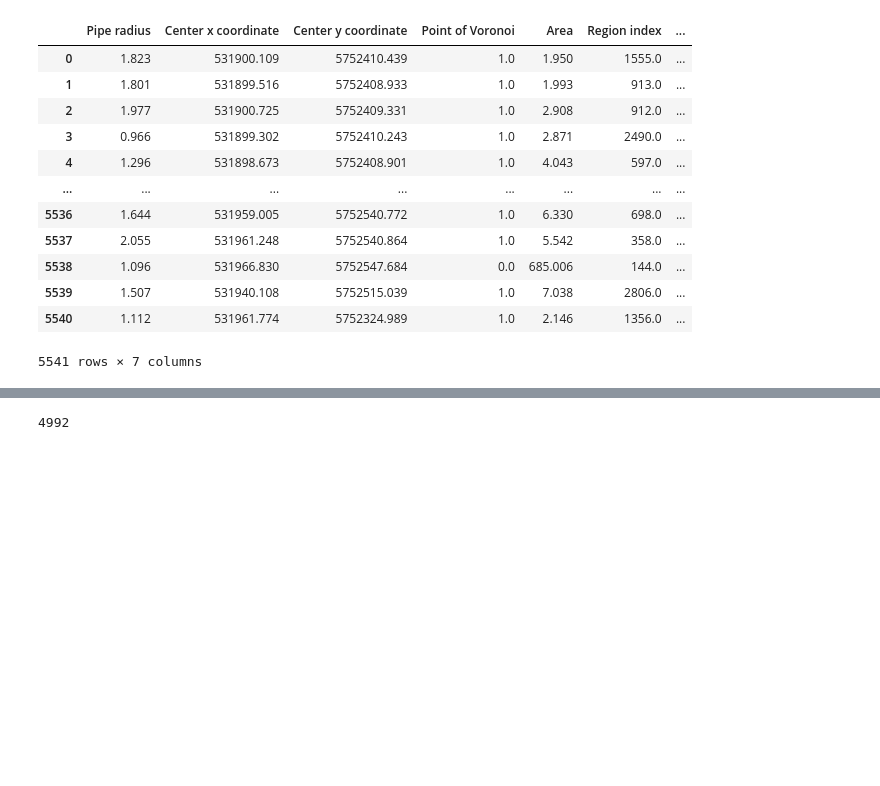
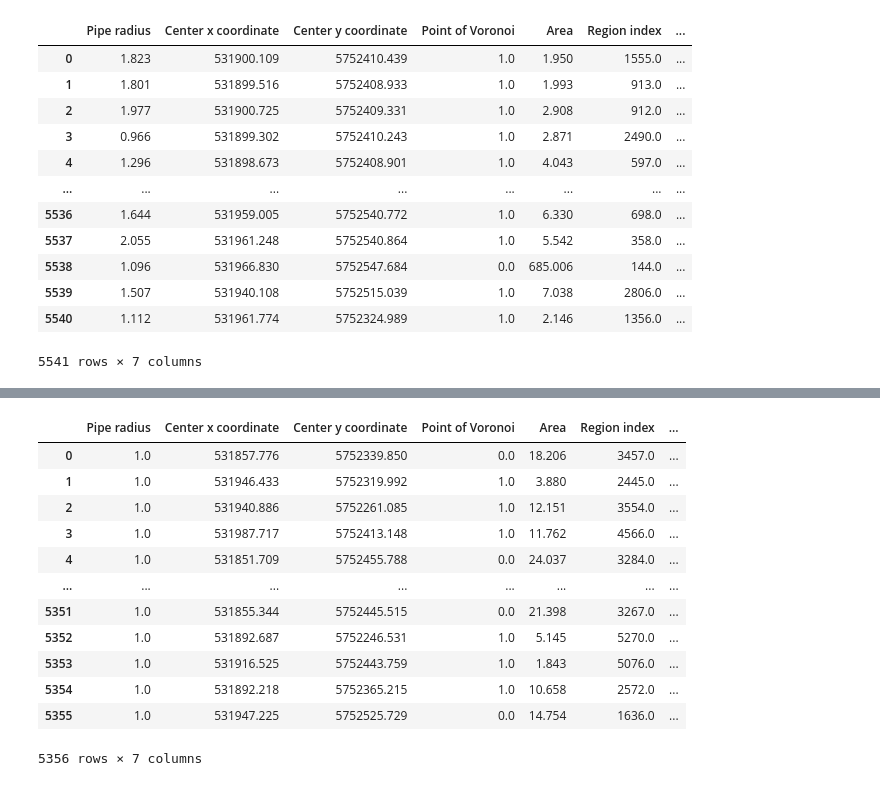
Before and after one commit to maria0026/solution_pipes_patterns, a Jupyter notebook: results.ipynb, the cells around one changed output, grey strips where cells are left out. Drawn from its saved outputs; the diff is of its cells as text; code cells hidden in the pictures; blank space fills up the shorter version.

```diff
--- a/results.ipynb
+++ b/results.ipynb
@@ -101,4 +104,16 @@ voronoi_plotter.order_hist(order_random)
-# %%
-print(len(order))
-# %% [output]
-4992
+# %%
+updated_df_random
+# %% [output]
+|  | Pipe radius | Center x coordinate | Center y coordinate | Point of Voronoi | Area | Region index | ... |
+| 0 | 1.0 | 531857.776 | 5752339.850 | 0.0 | 18.206 | 3457.0 | ... |
+| 1 | 1.0 | 531946.433 | 5752319.992 | 1.0 | 3.880 | 2445.0 | ... |
+| 2 | 1.0 | 531940.886 | 5752261.085 | 1.0 | 12.151 | 3554.0 | ... |
+| 3 | 1.0 | 531987.717 | 5752413.148 | 1.0 | 11.762 | 4566.0 | ... |
+| 4 | 1.0 | 531851.709 | 5752455.788 | 0.0 | 24.037 | 3284.0 | ... |
+| ... | ... | ... | ... | ... | ... | ... | ... |
+| 5351 | 1.0 | 531855.344 | 5752445.515 | 0.0 | 21.398 | 3267.0 | ... |
+| 5352 | 1.0 | 531892.687 | 5752246.531 | 1.0 | 5.145 | 5270.0 | ... |
+| 5353 | 1.0 | 531916.525 | 5752443.759 | 1.0 | 1.843 | 5076.0 | ... |
+| 5354 | 1.0 | 531892.218 | 5752365.215 | 1.0 | 10.658 | 2572.0 | ... |
+| 5355 | 1.0 | 531947.225 | 5752525.729 | 0.0 | 14.754 | 1636.0 | ... |
+5356 rows × 7 columns
```
Also changed, not shown: parts of 12 cells of this notebook.
